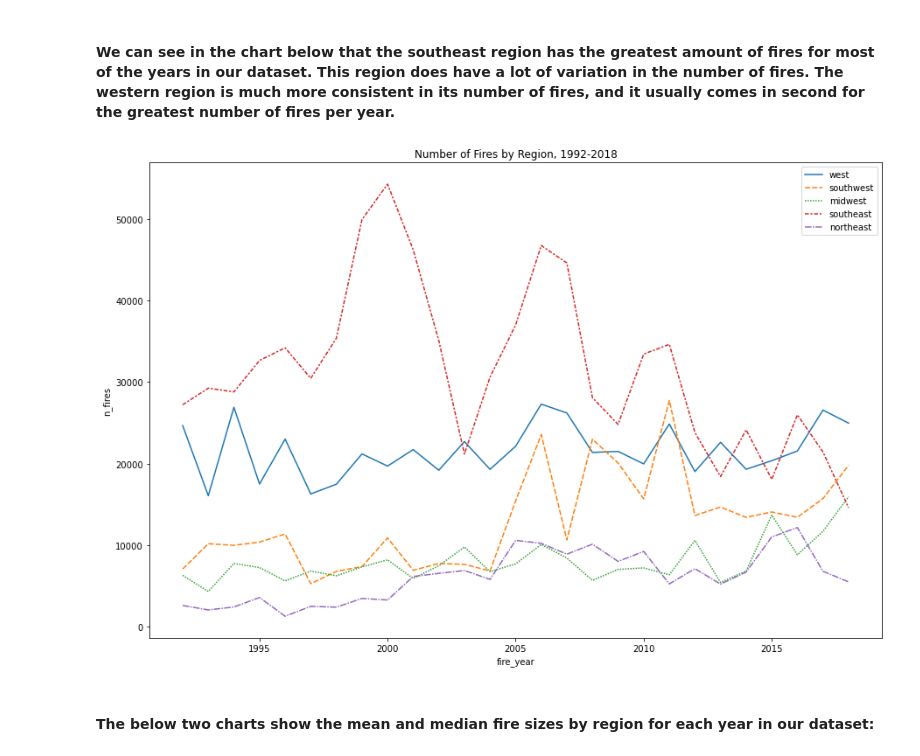
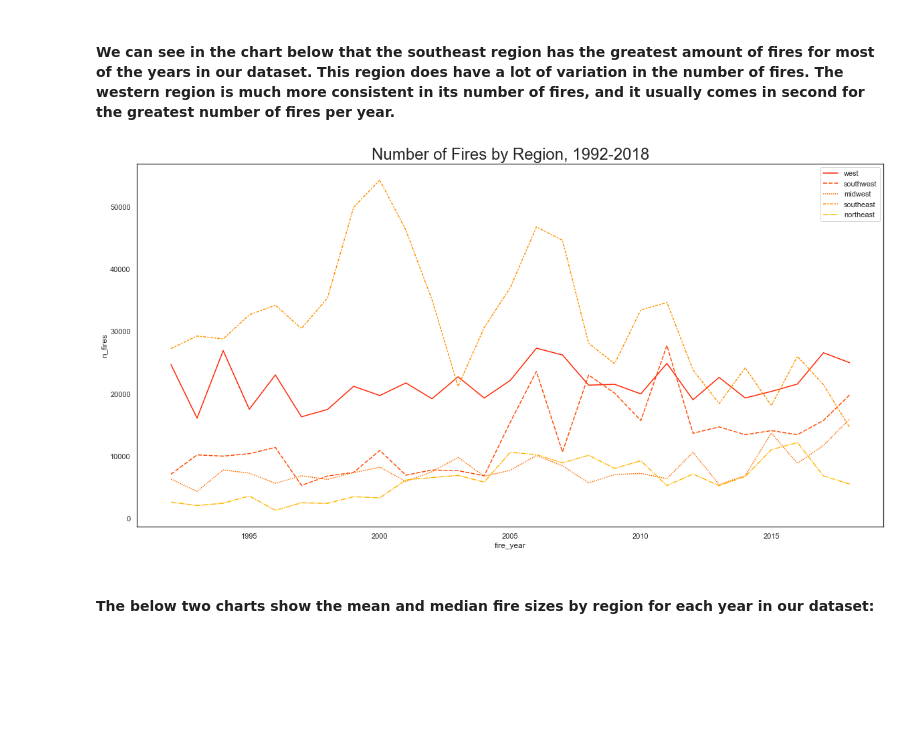
Before and after one commit to Dames-Researching-Flames/Sound-the-Alarm, a Jupyter notebook: Final_Report.ipynb, the cells around one changed output. Cells and saved outputs as stored; diff of their text form; code cells hidden in the pictures; blank space fills up the shorter version.

Commit message:
Set all charts to same color in Final_Report

```diff
--- a/Final_Report.ipynb
+++ b/Final_Report.ipynb
@@ -22,6 +22,10 @@ warnings.filterwarnings("ignore")
 
 # Remove Limits On Viewing Dataframes
 pd.set_option('display.max_columns', None)
+
+# Recolor charts to be fire-y!
+#sns.set_palette(palette='rocket')
+sns.set_theme(palette='autumn', style='white')
 # %% [markdown]
 # Project Goals
 
@@ -142,10 +147,11 @@ sns.lineplot(data=e.fire_size_region(df)).set(title='Land Burned by Wildfires, 1
 #### We can see in the chart below that the southeast region has the greatest amount of fires for most of the years in our dataset. This region does have a lot of variation in the number of fires. The western region is much more consistent in its number of fires, and it usually comes in second for the greatest number of fires per year.
 # %%
 # plot fire occurrence data
-plt.figure(figsize=(15,10))
-sns.lineplot(data=e.num_region(df).drop(columns='total_fires')).set(title='Number of Fires by Region, 1992-2018', ylabel='n_fires');
+plt.figure(figsize=(20,10))
+sns.lineplot(data=e.num_region(df).drop(columns='total_fires')).set(title='Number of Fires by Region, 1992-2018', ylabel='n_fires')
+plt.title('Number of Fires by Region, 1992-2018', fontdict={'fontsize': 24});
 # %% [output]
-[figure, old version]
+[figure, new version]
 # %% [markdown]
 #### The below two charts show the mean and median fire sizes by region for each year in our dataset:
 # %%
```
Also changed, not shown: parts of 20 cells of this notebook, 3 other files.
